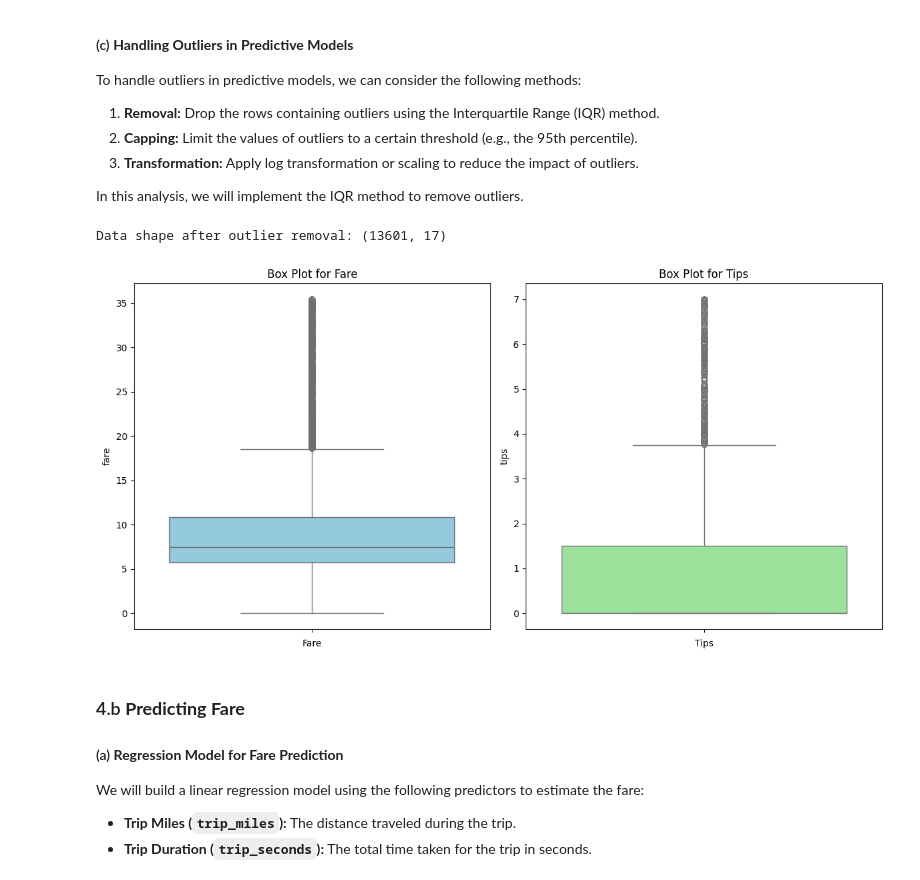
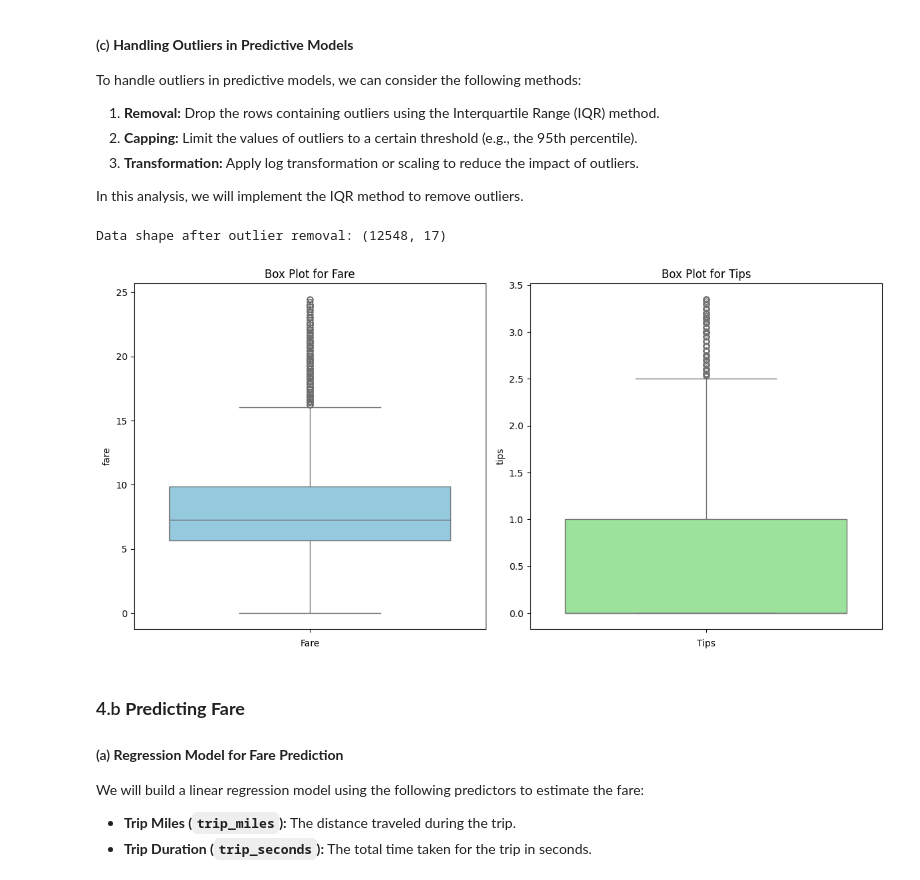
Before and after one commit to aditisingh1053/DAI_assignment, a Jupyter notebook: assignment-5/Q4.ipynb, the cells around one changed output. Saved outputs shown, nothing was run; the diff lists cells and outputs as text; code cells hidden in the pictures.

```diff
--- a/assignment-5/Q4.ipynb
+++ b/assignment-5/Q4.ipynb
@@ -80,39 +80,39 @@ In this analysis, we will implement the IQR method to remove outliers.
 # %%
 # Define a function to remove outliers using the IQR method
 def remove_outliers(df, column):
-    Q1 = df[column].quantile(0.2)
-    Q3 = df[column].quantile(0.8)
+    Q1 = df[column].quantile(0.25)
+    Q3 = df[column].quantile(0.75)
     IQR = Q3 - Q1
-    lower_bound = Q1 - 2.5 * IQR
-    upper_bound = Q3 + 2.5 * IQR
+    lower_bound = Q1 - 2 * IQR
+    upper_bound = Q3 + 2 * IQR
     return df[(df[column] >= lower_bound) & (df[column] <= upper_bound)]
 
 # Remove outliers in 'fare' and 'tips'
 data_clean = remove_outliers(data, 'fare')
 data_clean = remove_outliers(data_clean, 'tips')
 
 print(f"Data shape after outlier removal: {data_clean.shape}")
 
 # Create box plots for 'fare' and 'tips'
 plt.figure(figsize=(12, 6))
 
 # Box plot for fare
 plt.subplot(1, 2, 1)
 sns.boxplot(data_clean['fare'], color='skyblue')
 plt.title('Box Plot for Fare')
 plt.xlabel('Fare')
 
 # Box plot for tips
 plt.subplot(1, 2, 2)
 sns.boxplot(data_clean['tips'], color='lightgreen')
 plt.title('Box Plot for Tips')
 plt.xlabel('Tips')
 
 plt.tight_layout()
 plt.show()
 # %% [output]
-Data shape after outlier removal: (13601, 17)
+Data shape after outlier removal: (12548, 17)
-[figure, old version]
+[figure, new version]
 # %% [markdown]
 ### 4.b **Predicting Fare**
 
```
Also changed, not shown: parts of 5 cells of this notebook.
